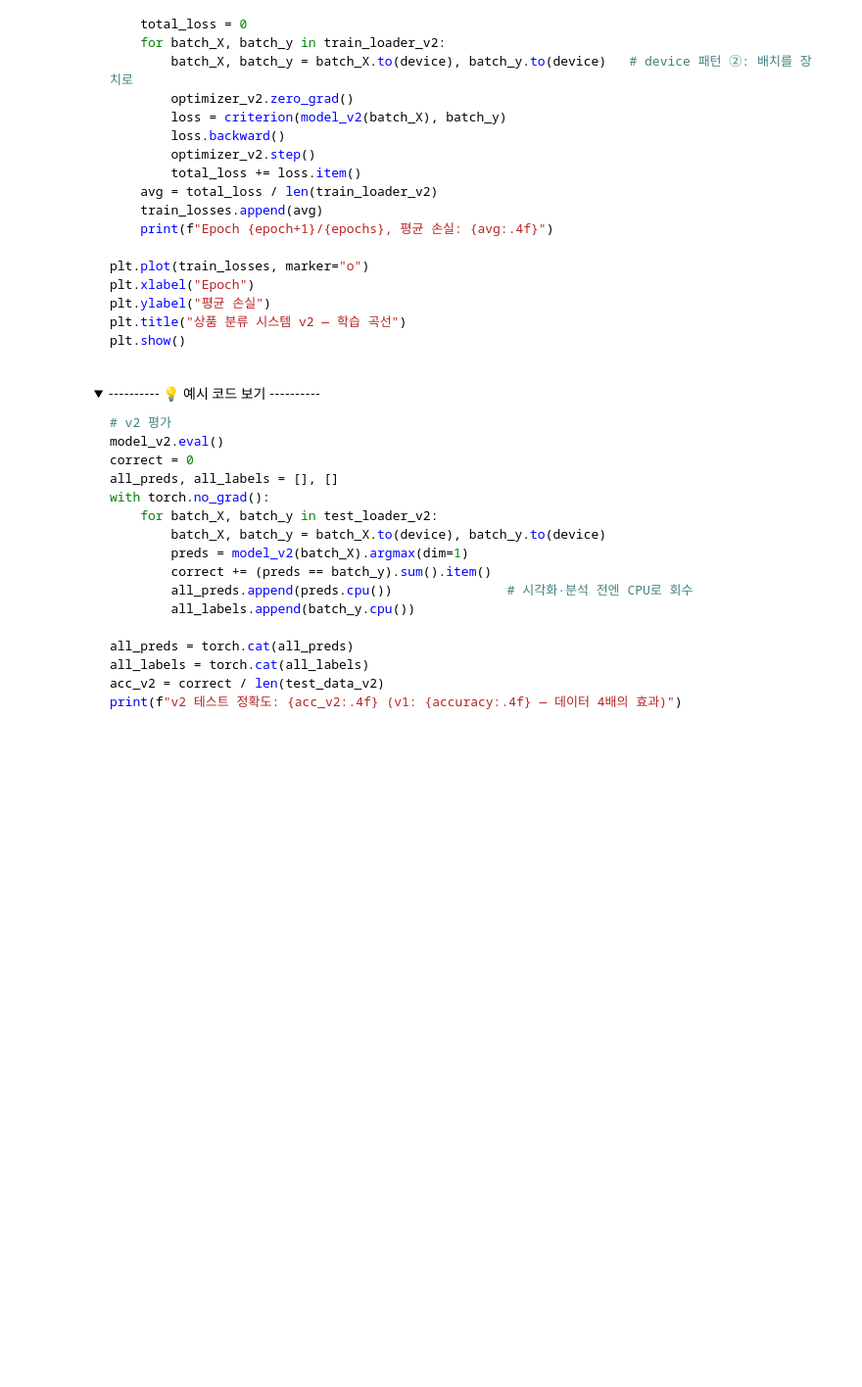
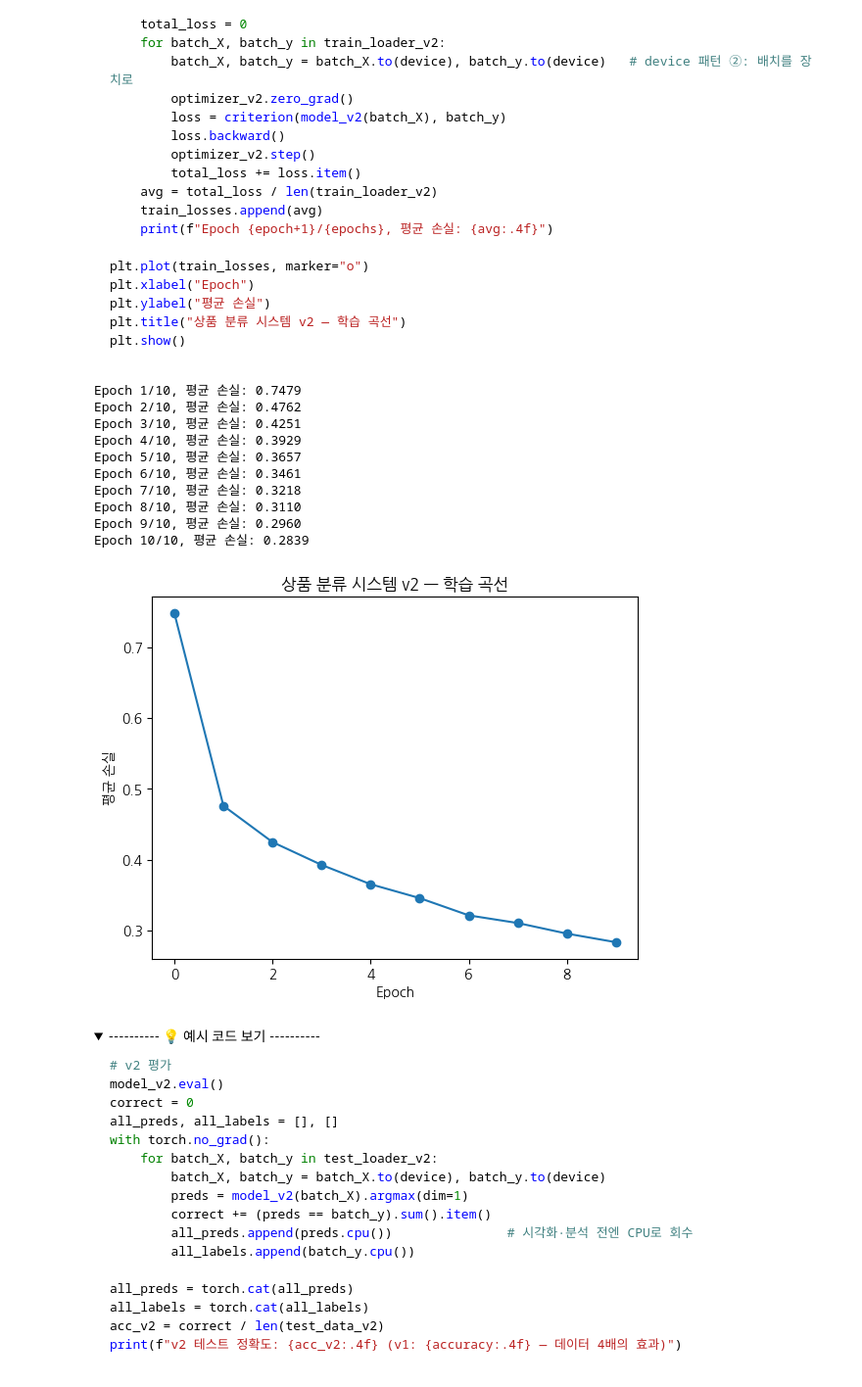
Before and after one commit to qnrPwjd/EST_AI_Challengers_Code, a Jupyter notebook: Week3(AI_Modeling)/CH15_딥러닝_pytorch.ipynb, the cells around one changed output. Shown at 98% size. Saved outputs shown, nothing was run; the diff lists cells and outputs as text; code cells hidden in the pictures; folded sections open; blank space fills up the shorter version.

```diff
--- a/Week3(AI_Modeling)/CH15_딥러닝_pytorch.ipynb
+++ b/Week3(AI_Modeling)/CH15_딥러닝_pytorch.ipynb
@@ -813,11 +1014,21 @@ import time
 import pandas as pd
 
 # batch_size 1(한 장씩) / 32(표준) / 5000(전체 한 방)로 1 epoch씩 — 시간과 학습량 비교
-
-
-
-
-
-
+rows = []
+for bs in [1, 32, 5000]:
+    torch.manual_seed(42)
+    m = FashionNet()
+    opt = optim.Adam(m.parameters(), lr=0.001)
+    loader = DataLoader(train_dataset, batch_size=bs, shuffle=True)
+    start = time.time()
+    total = 0
+    for bx, by in loader:
+        opt.zero_grad()
+        loss = criterion(m(bx), by)
+        loss.backward()
+        opt.step()
+        total += loss.item()
+    rows.append({"batch_size": bs, "1 epoch 시간(초)": round(time.time() - start, 1),
+                 "가중치 업데이트 횟수": len(loader), "epoch 후 평균 loss": round(total / len(loader), 3)})
 
 print(pd.DataFrame(rows))
@@ -1215,19 +1476,41 @@ plt.show()
 # %%
 # v2 학습
 # 5줄 루프 + device 패턴 + 곡선 기록
+optimizer_v2 = optim.Adam(model_v2.parameters(), lr=0.001)
+train_losses = []
 
-
-
-
-
-
-
+epochs = 10
+for epoch in range(epochs):
+    model_v2.train()
+    total_loss = 0
+    for batch_X, batch_y in train_loader_v2:
+        batch_X, batch_y = batch_X.to(device), batch_y.to(device)   # device 패턴 ②: 배치를 장치로
+        optimizer_v2.zero_grad()
+        loss = criterion(model_v2(batch_X), batch_y)
+        loss.backward()
+        optimizer_v2.step()
+        total_loss += loss.item()
+    avg = total_loss / len(train_loader_v2)
+    train_losses.append(avg)
+    print(f"Epoch {epoch+1}/{epochs}, 평균 손실: {avg:.4f}")
 
 plt.plot(train_losses, marker="o")
 plt.xlabel("Epoch")
 plt.ylabel("평균 손실")
 plt.title("상품 분류 시스템 v2 — 학습 곡선")
 plt.show()
+# %% [output]
+Epoch 1/10, 평균 손실: 0.7479
+Epoch 2/10, 평균 손실: 0.4762
+Epoch 3/10, 평균 손실: 0.4251
+Epoch 4/10, 평균 손실: 0.3929
+Epoch 5/10, 평균 손실: 0.3657
+Epoch 6/10, 평균 손실: 0.3461
+Epoch 7/10, 평균 손실: 0.3218
+Epoch 8/10, 평균 손실: 0.3110
+Epoch 9/10, 평균 손실: 0.2960
+Epoch 10/10, 평균 손실: 0.2839
+[figure, added]
 # %% [markdown]
 <details>
 <summary> ---------- 💡 예시 코드 보기 ---------- </summary>
```
Also changed, not shown: parts of 24 cells of this notebook.
